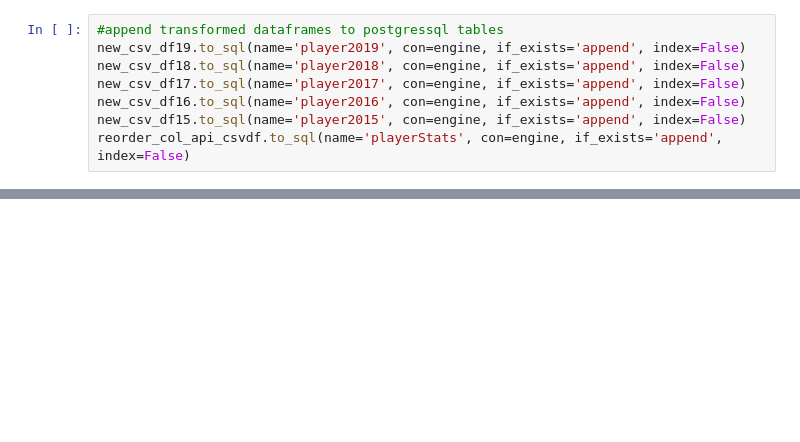
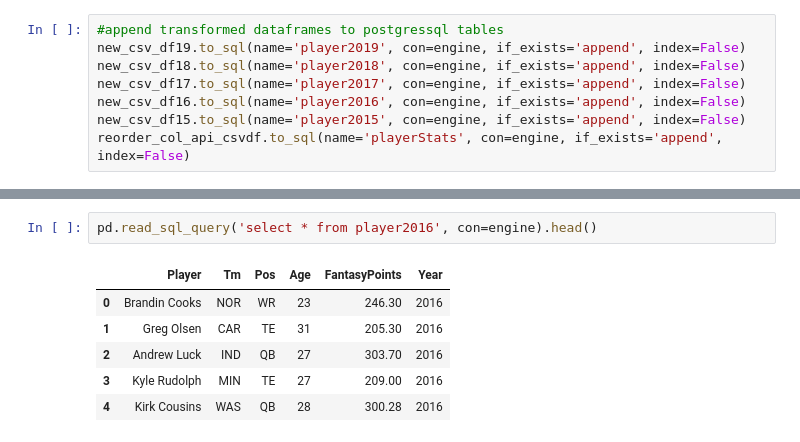
Before and after one commit to tiffanyharris711/etl-project, a Jupyter notebook: ETL_Project.ipynb, the cells around one changed output, grey strips where cells are left out. Saved outputs shown, nothing was run; the diff lists cells and outputs as text; blank space fills up the shorter version.

```diff
--- a/ETL_Project.ipynb
+++ b/ETL_Project.ipynb
@@ -97,0 +199,9 @@ pd.read_sql_query('select * from player2019', con=engine).head()
+# %%
+pd.read_sql_query('select * from player2016', con=engine).head()
+# %% [output]
+|  | Player | Tm | Pos | Age | FantasyPoints | Year |
+| 0 | Brandin Cooks | NOR | WR | 23 | 246.30 | 2016 |
+| 1 | Greg Olsen | CAR | TE | 31 | 205.30 | 2016 |
+| 2 | Andrew Luck | IND | QB | 27 | 303.70 | 2016 |
+| 3 | Kyle Rudolph | MIN | TE | 27 | 209.00 | 2016 |
+| 4 | Kirk Cousins | WAS | QB | 28 | 300.28 | 2016 |
```
Also changed, not shown: parts of 38 cells of this notebook, 3 other files.
